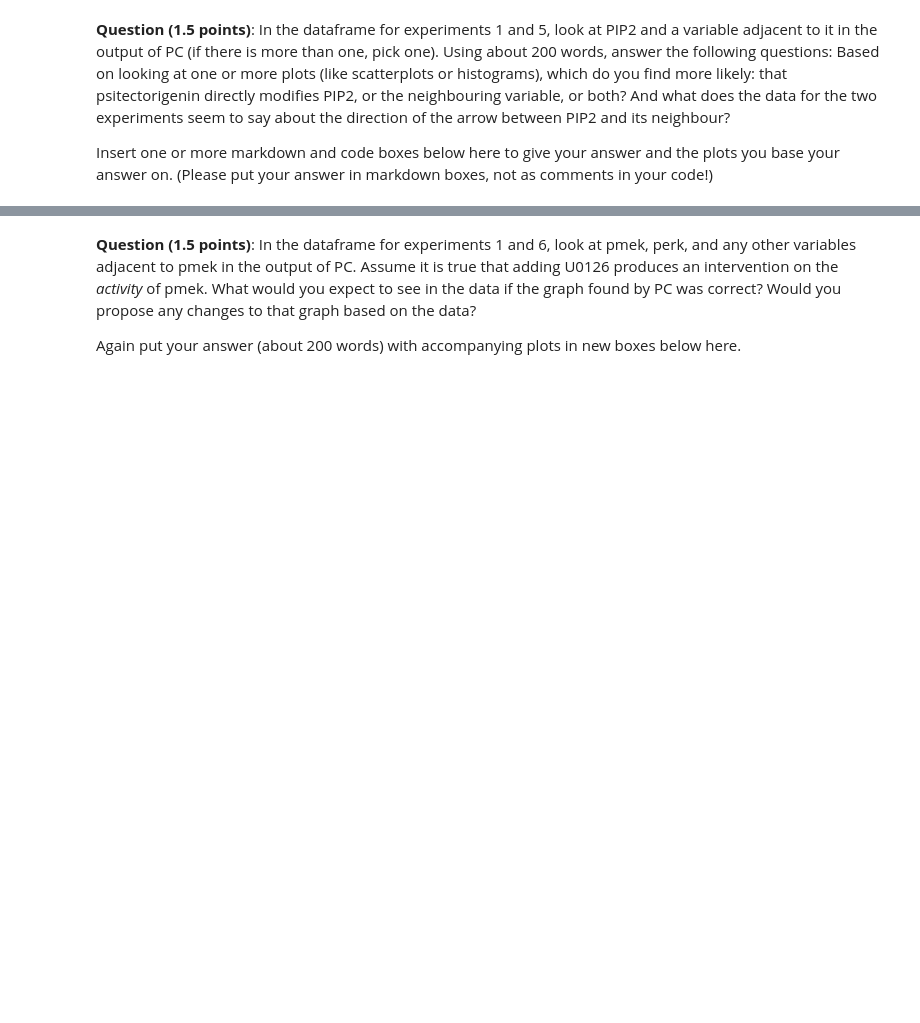
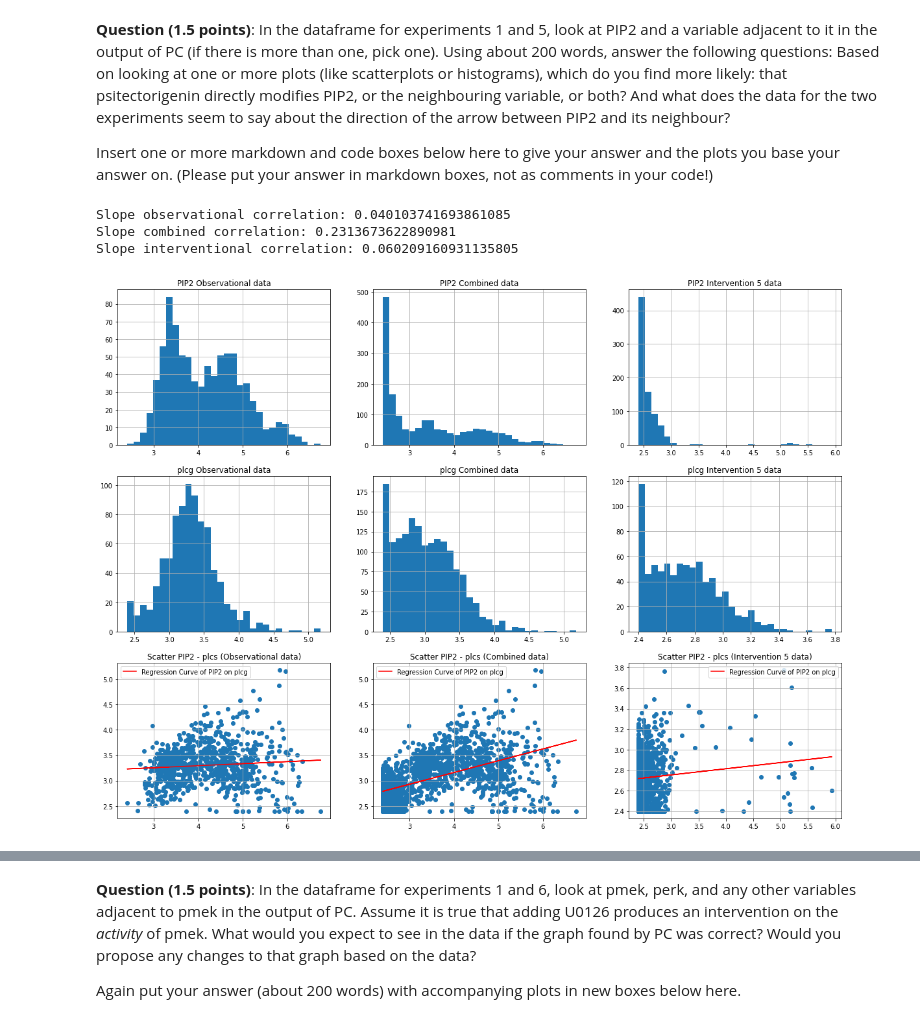
Before and after one commit to idangrady/INFOMAML, a Jupyter notebook: Programming_Assignments/Assignment_4/AML_assignment4.ipynb, the cells around one changed output, grey strips where cells are left out. Cells and saved outputs as stored; diff of their text form; code cells hidden in the pictures; blank space fills up the shorter version.

```diff
--- a/Programming_Assignments/Assignment_4/AML_assignment4.ipynb
+++ b/Programming_Assignments/Assignment_4/AML_assignment4.ipynb
@@ -381,3 +419,5 @@ For some of the interventions in the data, here is what they do according to man
 Create two new dataframes, one containing all data from experiments 1 and 5, and one with the data from experiments 1 and 6. These dataframes should still have an 'experiment' column, so that you can tell for each row whether it came from the observational or the interventional dataset.
 # %%
 # Your code here (0.5 point)
+intervention5_data = all_data[(all_data.experiment == 1) | (all_data.experiment == 5)]
+intervention6_data = all_data[(all_data.experiment == 1) | (all_data.experiment == 6)]
@@ -389,0 +453,53 @@ Insert one or more markdown and code boxes below here to give your answer and th
+# %%
+import matplotlib.pyplot as plt
+
+fig, ax = plt.subplots(3, 3, figsize=(20,15))
+observational_data.PIP2.hist(bins=30, ax=ax[0][0])
+ax[0][0].set_title("PIP2 Observational data")
+intervention5_data.PIP2.hist(bins=30, ax=ax[0][1])
+ax[0][1].set_title("PIP2 Combined data")
+intervention5_data[intervention5_data.experiment == 5].PIP2.hist(bins=30, ax=ax[0][2])
+ax[0][2].set_title("PIP2 Intervention 5 data")
+
+##################################################
+
+observational_data.plcg.hist(bins=30, ax=ax[1][0])
+ax[1][0].set_title("plcg Observational data")
+intervention5_data.plcg.hist(bins=30, ax=ax[1][1])
+ax[1][1].set_title("plcg Combined data")
+intervention5_data[intervention5_data.experiment == 5].plcg.hist(bins=30, ax=ax[1][2])
+ax[1][2].set_title("plcg Intervention 5 data")
+
+##################################################
+
+ax[2][0].scatter(observational_data.PIP2, observational_data.plcg)
+m_obs, b = np.polyfit(np.squeeze(observational_data.PIP2), observational_data.plcg, 1)
+ax[2][0].plot(np.squeeze(observational_data.PIP2), m_obs*np.squeeze(observational_data.PIP2) + b, c="red", label="Regression Curve of PIP2 on plcg")
+ax[2][0].legend()
+ax[2][0].grid(True)
+ax[2][0].set_title("Scatter PIP2 - plcs (Observational data)")
+
+ax[2][1].scatter(intervention5_data.PIP2, intervention5_data.plcg)
+m_comb, b = np.polyfit(np.squeeze(intervention5_data.PIP2), intervention5_data.plcg, 1)
+ax[2][1].plot(np.squeeze(intervention5_data.PIP2), m_comb*np.squeeze(intervention5_data.PIP2) + b, c="red", label="Regression Curve of PIP2 on plcg")
+ax[2][1].legend()
+ax[2][1].set_title("Scatter PIP2 - plcs (Combined data)")
+ax[2][1].grid(True)
+
+ax[2][2].scatter(intervention5_data[intervention5_data.experiment == 5].PIP2, intervention5_data[intervention5_data.experiment == 5].plcg)
+m_int, b = np.polyfit(np.squeeze(intervention5_data[intervention5_data.experiment == 5].PIP2), intervention5_data[intervention5_data.experiment == 5].plcg, 1)
+ax[2][2].plot(np.squeeze(intervention5_data[intervention5_data.experiment == 5].PIP2), m_int*np.squeeze(intervention5_data[intervention5_data.experiment == 5].PIP2) + b, c="red", label="Regression Curve of PIP2 on plcg")
+ax[2][2].legend()
+ax[2][2].set_title("Scatter PIP2 - plcs (Intervention 5 data)")
+ax[2][2].grid(True)
+
+##################################################
+
+print(f"Slope observational correlation: {m_obs}")
+print(f"Slope combined correlation: {m_comb}")
+print(f"Slope interventional correlation: {m_int}")
+# %% [output]
+Slope observational correlation: 0.040103741693861085
+Slope combined correlation: 0.2313673622890981
+Slope interventional correlation: 0.060209160931135805
+[figure, added]
```
Also changed, not shown: parts of 14 cells of this notebook.
